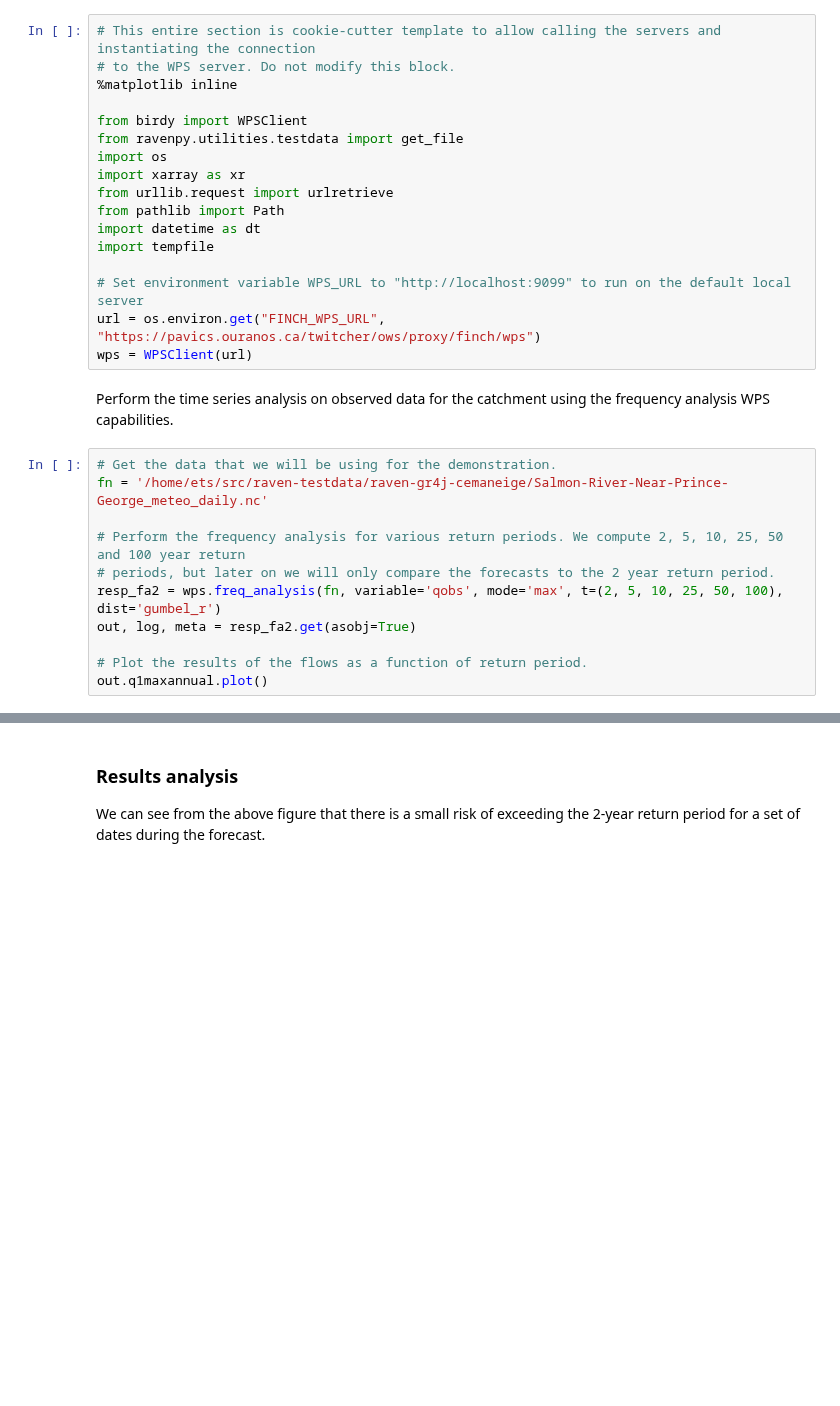
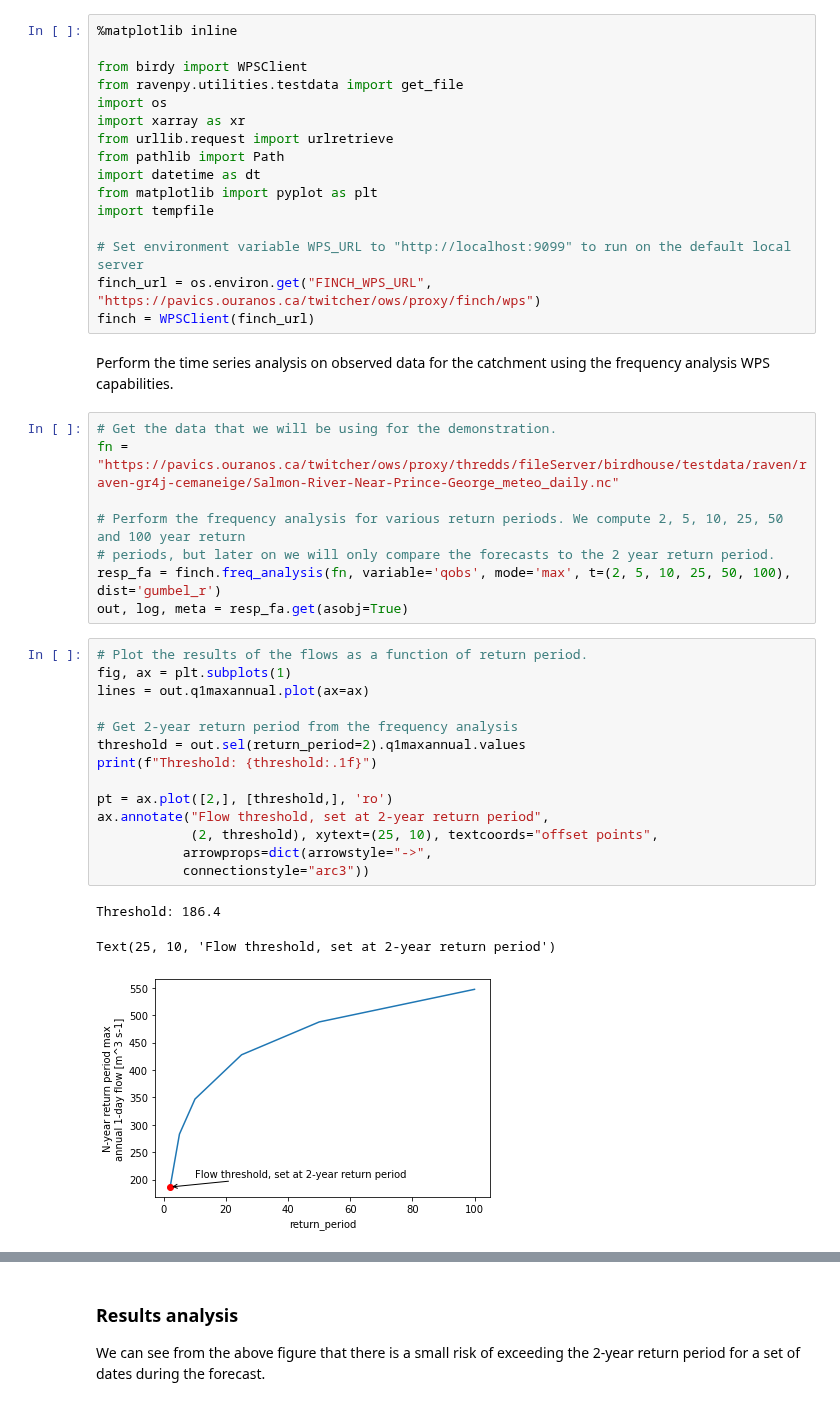
Before and after one commit to Ouranosinc/raven, a Jupyter notebook: docs/source/notebooks/Assess_probabilisitc_flood_risk.ipynb, the cells around one changed output, grey strips where cells are left out. Cells and saved outputs as stored; diff of their text form; blank space fills up the shorter version.

```diff
--- a/docs/source/notebooks/Assess_probabilisitc_flood_risk.ipynb
+++ b/docs/source/notebooks/Assess_probabilisitc_flood_risk.ipynb
@@ -7,6 +5,4 @@ We then perform a climatological ESP forecast (to ensure repeatability, but a re
 # %%
-# This entire section is cookie-cutter template to allow calling the servers and instantiating the connection
-# to the WPS server. Do not modify this block.
 %matplotlib inline
 
 from birdy import WPSClient
@@ -16,22 +12,38 @@ import xarray as xr
 from urllib.request import urlretrieve
 from pathlib import Path
 import datetime as dt
+from matplotlib import pyplot as plt
 import tempfile
 
 # Set environment variable WPS_URL to "http://localhost:9099" to run on the default local server
-url = os.environ.get("FINCH_WPS_URL", "https://pavics.ouranos.ca/twitcher/ows/proxy/finch/wps")
-wps = WPSClient(url)
+finch_url = os.environ.get("FINCH_WPS_URL", "https://pavics.ouranos.ca/twitcher/ows/proxy/finch/wps")
+finch = WPSClient(finch_url)
 # %% [markdown]
 Perform the time series analysis on observed data for the catchment using the frequency analysis WPS capabilities.
 # %%
 # Get the data that we will be using for the demonstration.
-fn = '/home/ets/src/raven-testdata/raven-gr4j-cemaneige/Salmon-River-Near-Prince-George_meteo_daily.nc'
+fn = "https://pavics.ouranos.ca/twitcher/ows/proxy/thredds/fileServer/birdhouse/testdata/raven/raven-gr4j-cemaneige/Salmon-River-Near-Prince-George_meteo_daily.nc"
 
 # Perform the frequency analysis for various return periods. We compute 2, 5, 10, 25, 50 and 100 year return
 # periods, but later on we will only compare the forecasts to the 2 year return period.
-resp_fa2 = wps.freq_analysis(fn, variable='qobs', mode='max', t=(2, 5, 10, 25, 50, 100), dist='gumbel_r')
-out, log, meta = resp_fa2.get(asobj=True)
-
-# Plot the results of the flows as a function of return period.
-out.q1maxannual.plot()
+resp_fa = finch.freq_analysis(fn, variable='qobs', mode='max', t=(2, 5, 10, 25, 50, 100), dist='gumbel_r')
+out, log, meta = resp_fa.get(asobj=True)
+# %%
+# Plot the results of the flows as a function of return period.
+fig, ax = plt.subplots(1)
+lines = out.q1maxannual.plot(ax=ax)
+
+# Get 2-year return period from the frequency analysis
+threshold = out.sel(return_period=2).q1maxannual.values
+print(f"Threshold: {threshold:.1f}")
+
+pt = ax.plot([2,], [threshold,], 'ro')
+ax.annotate("Flow threshold, set at 2-year return period",
+            (2, threshold), xytext=(25, 10), textcoords="offset points",
+           arrowprops=dict(arrowstyle="->",
+           connectionstyle="arc3"))
+# %% [output]
+Threshold: 186.4
+Text(25, 10, 'Flow threshold, set at 2-year return period')
+[figure, added]
 # %% [markdown]
```
Also changed, not shown: parts of 6 cells of this notebook.
